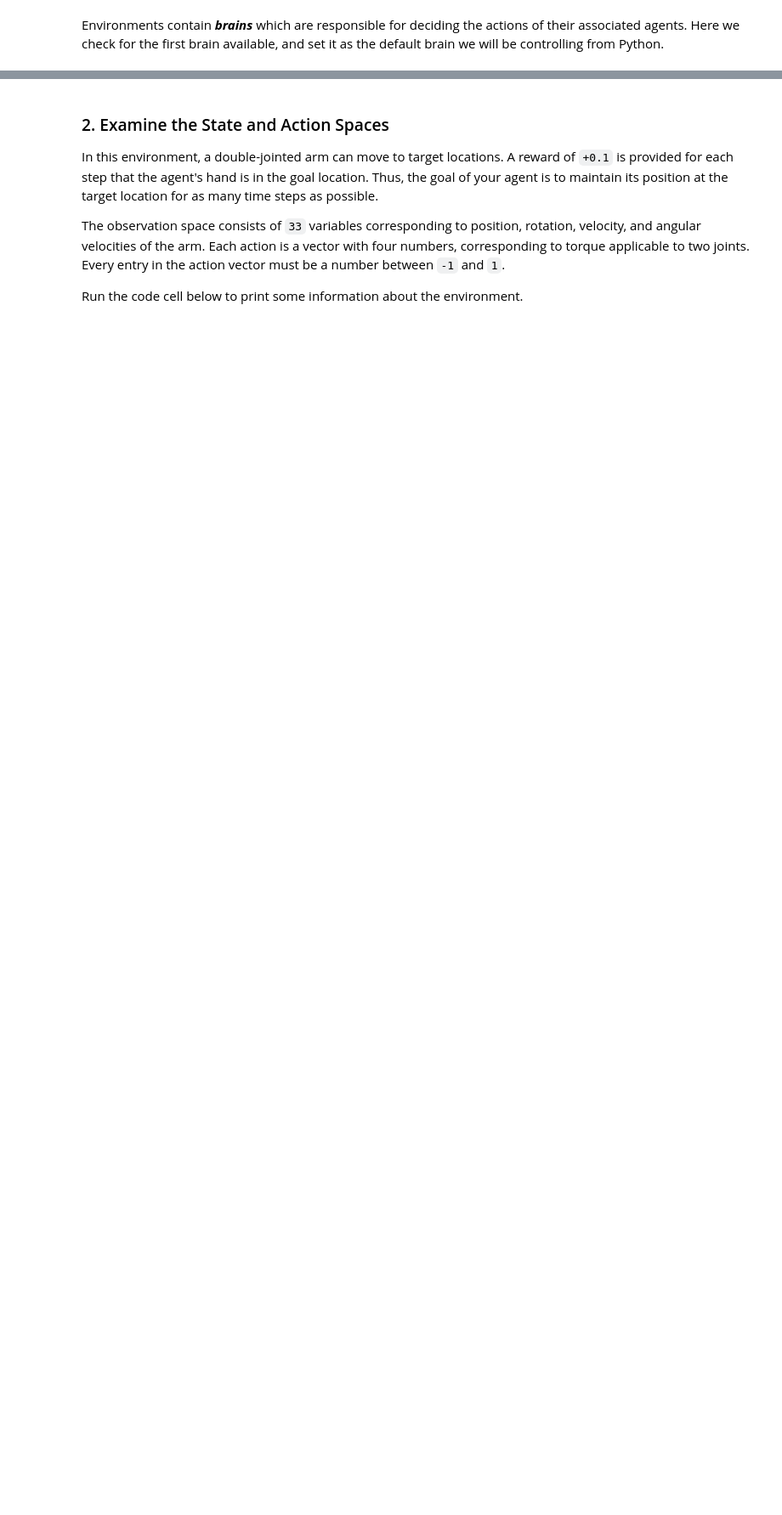
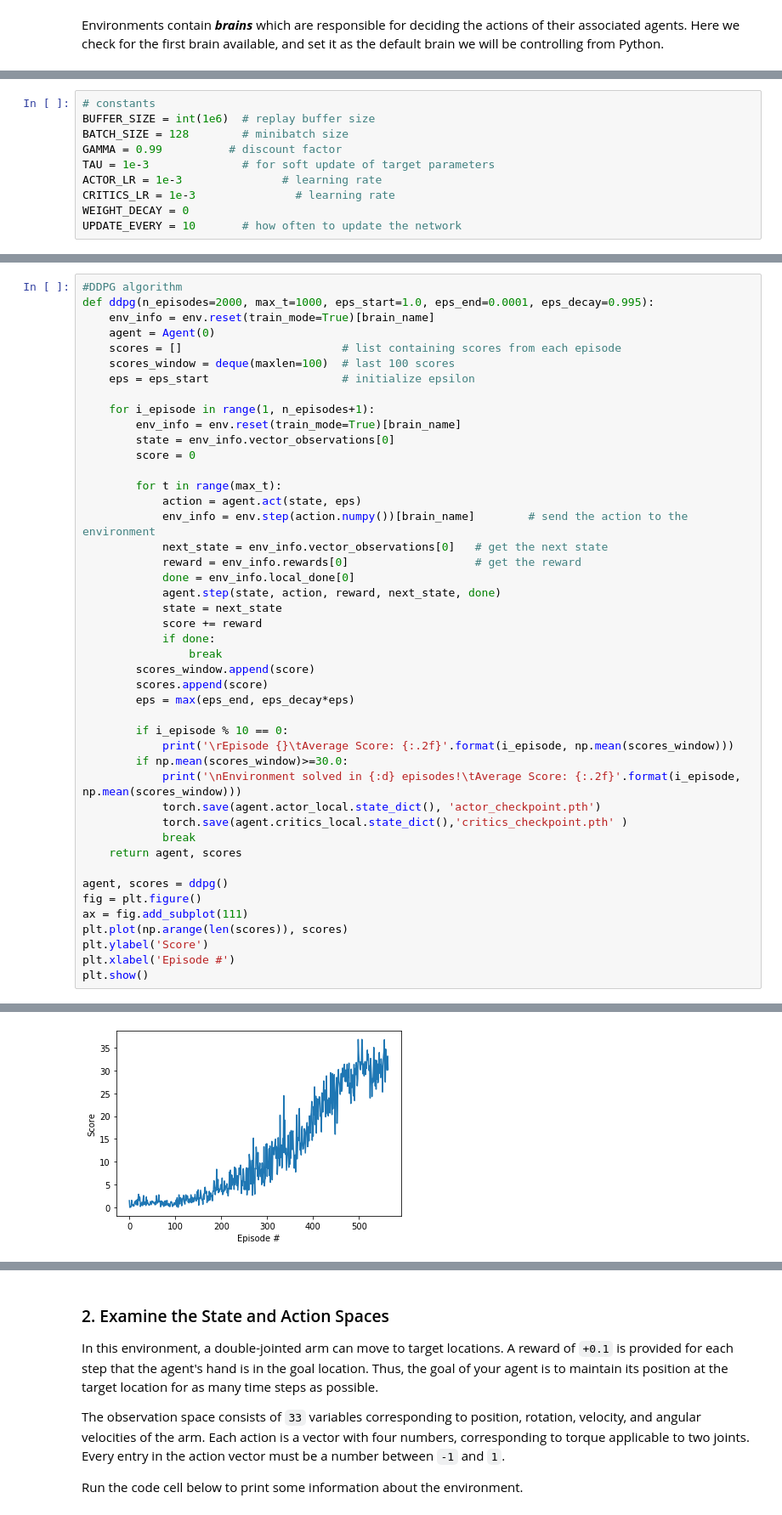
Before and after one commit to TimoPGros/deep-reinforcement-learning, a Jupyter notebook: p2_continuous-control/Continuous_Control.ipynb, the cells around one changed output, grey strips where cells are left out. Shown: that part at 85% size. Saved outputs shown, nothing was run; the diff lists cells and outputs as text; blank space fills up the shorter version.

```diff
--- a/p2_continuous-control/Continuous_Control.ipynb
+++ b/p2_continuous-control/Continuous_Control.ipynb
@@ -61,0 +92,10 @@ brain = env.brains[brain_name]
+# %%
+# constants
+BUFFER_SIZE = int(1e6)  # replay buffer size
+BATCH_SIZE = 128        # minibatch size
+GAMMA = 0.99          # discount factor
+TAU = 1e-3              # for soft update of target parameters
+ACTOR_LR = 1e-3               # learning rate
+CRITICS_LR = 1e-3               # learning rate
+WEIGHT_DECAY = 0
+UPDATE_EVERY = 10       # how often to update the network
@@ -61,0 +269,46 @@ brain = env.brains[brain_name]
+# %%
+#DDPG algorithm
+def ddpg(n_episodes=2000, max_t=1000, eps_start=1.0, eps_end=0.0001, eps_decay=0.995):
+    env_info = env.reset(train_mode=True)[brain_name]
+    agent = Agent(0)
+    scores = []                        # list containing scores from each episode
+    scores_window = deque(maxlen=100)  # last 100 scores
+    eps = eps_start                    # initialize epsilon
+
+    for i_episode in range(1, n_episodes+1):
+        env_info = env.reset(train_mode=True)[brain_name]
+        state = env_info.vector_observations[0]
+        score = 0
+
+        for t in range(max_t):
+            action = agent.act(state, eps)
+            env_info = env.step(action.numpy())[brain_name]        # send the action to the environment
+            next_state = env_info.vector_observations[0]   # get the next state
+            reward = env_info.rewards[0]                   # get the reward
+            done = env_info.local_done[0]
+            agent.step(state, action, reward, next_state, done)
+            state = next_state
+            score += reward
+            if done:
+                break
+        scores_window.append(score)
+        scores.append(score)
+        eps = max(eps_end, eps_decay*eps)
+
+        if i_episode % 10 == 0:
+            print('\rEpisode {}\tAverage Score: {:.2f}'.format(i_episode, np.mean(scores_window)))
+        if np.mean(scores_window)>=30.0:
+            print('\nEnvironment solved in {:d} episodes!\tAverage Score: {:.2f}'.format(i_episode, np.mean(scores_window)))
+            torch.save(agent.actor_local.state_dict(), 'actor_checkpoint.pth')
+            torch.save(agent.critics_local.state_dict(),'critics_checkpoint.pth' )
+            break
+    return agent, scores
+
+agent, scores = ddpg()
+fig = plt.figure()
+ax = fig.add_subplot(111)
+plt.plot(np.arange(len(scores)), scores)
+plt.ylabel('Score')
+plt.xlabel('Episode #')
+plt.show()
+# %% [output]
@@ -61,0 +332 @@ brain = env.brains[brain_name]
+[figure, added]
```
Also changed, not shown: parts of 24 cells of this notebook, 2 other files.
